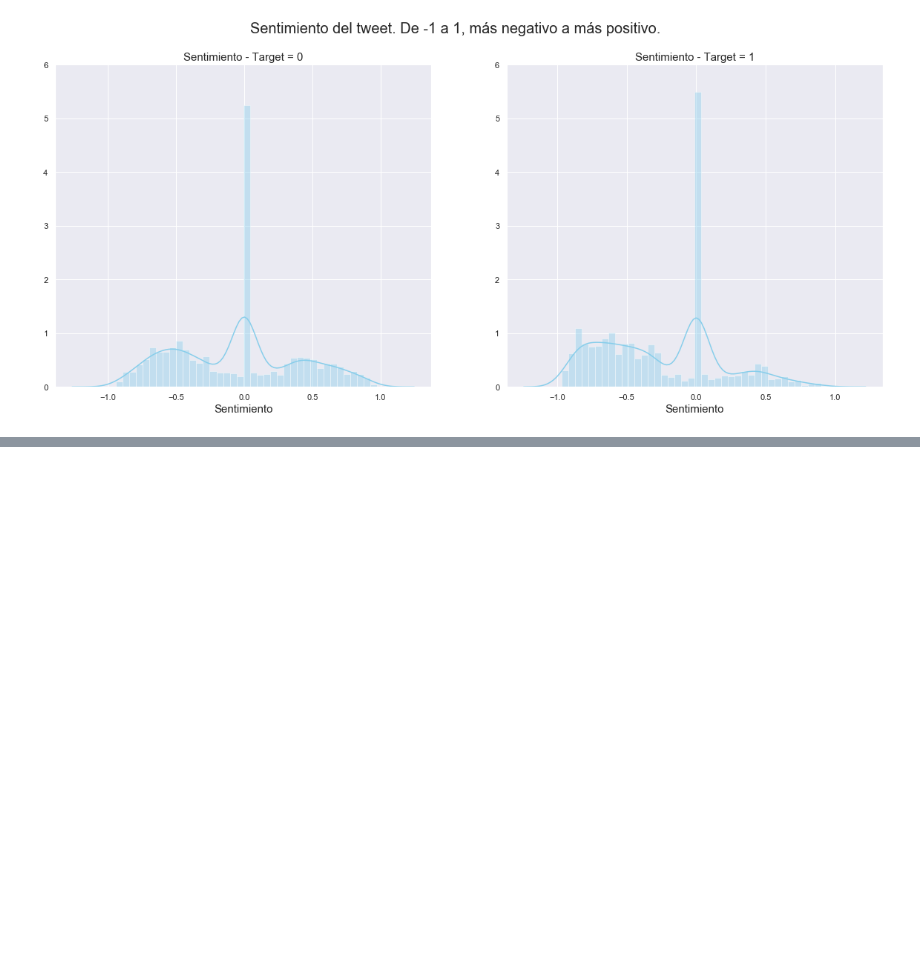
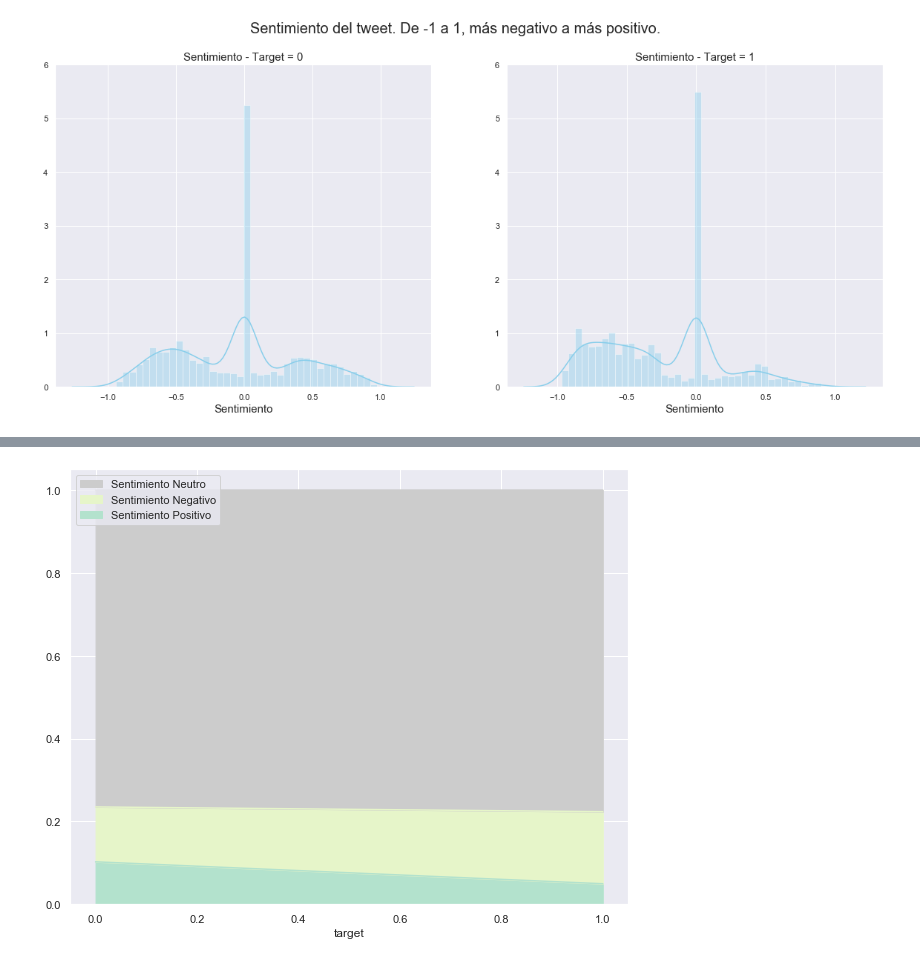
Before and after one commit to milemarchese/OrganizacionDeDatos, a Jupyter notebook: Análisis Exploratorio.ipynb, the cells around one changed output, grey strips where cells are left out. Drawn from its saved outputs; the diff is of its cells as text; code cells hidden in the pictures; blank space fills up the shorter version.

```diff
--- a/Análisis Exploratorio.ipynb
+++ b/Análisis Exploratorio.ipynb
@@ -521,0 +526,12 @@ plt.show()
+# %%
+def return_sia_values(text):
+    return [sia.polarity_scores(text)['pos'], sia.polarity_scores(text)['neg'], sia.polarity_scores(text)['neu']]
+
+sia_values = tweets_length['text'].transform(lambda x: return_sia_values(x)).to_frame()
+
+sia_values['pos'] = sia_values['text'].apply(lambda x: pd.Series(x[0]))
+sia_values['neg'] = sia_values['text'].apply(lambda x: pd.Series(x[1]))
+sia_values['neu'] = sia_values['text'].apply(lambda x: pd.Series(x[2]))
+
+sia_values['target'] = tweets_length['target']
+sia_values
@@ -521,0 +552,6 @@ plt.show()
+# %%
+ax = sia_values.groupby('target').mean()[['pos', 'neg', 'neu']].plot.area(cmap='Pastel2', figsize=(10, 8))
+handles, labels = ax.get_legend_handles_labels()
+ax.legend(handles[::-1], ['Sentimiento Neutro', 'Sentimiento Negativo', 'Sentimiento Positivo'], loc='upper left');
+# %% [output]
+[figure, added]
```
Also changed, not shown: parts of 2 cells of this notebook.
